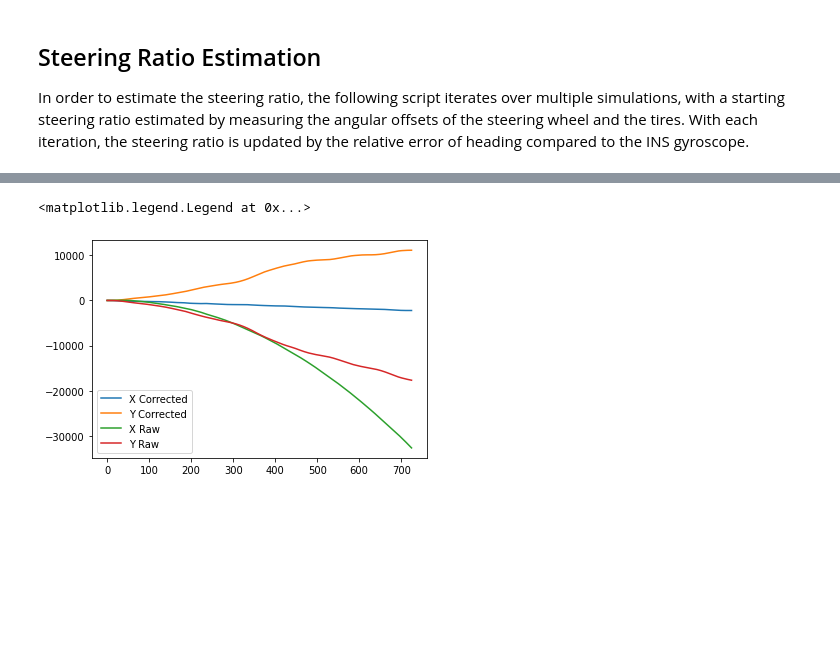
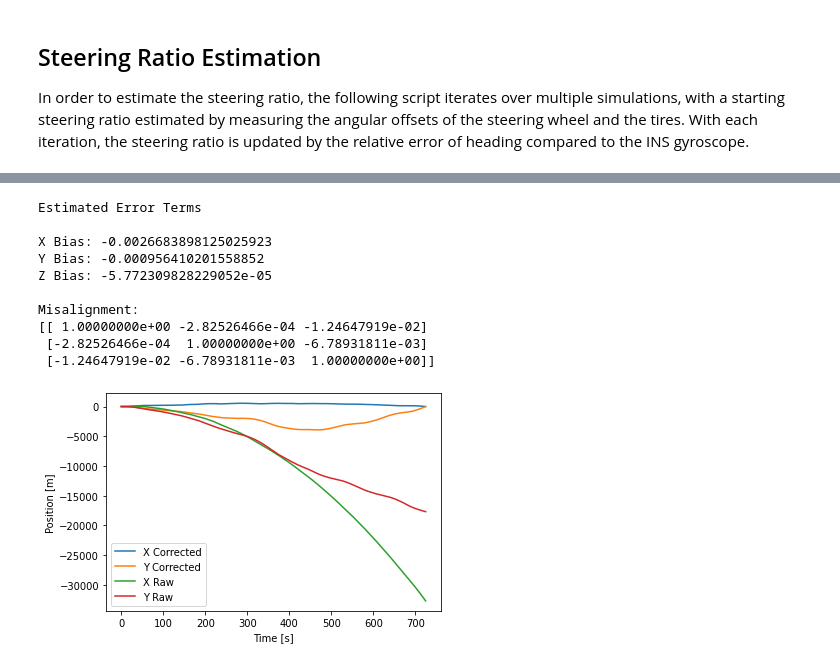
Before and after one commit to amirx96/golfcart-gps-odom-ekf, a Jupyter notebook: Notebooks/GPS & Pacmod Analysis/Least_Squares.ipynb, the cells around one changed output, grey strips where cells are left out. Saved outputs shown, nothing was run; the diff lists cells and outputs as text; code cells hidden in the pictures; blank space fills up the shorter version.

```diff
--- a/Notebooks/GPS & Pacmod Analysis/Least_Squares.ipynb
+++ b/Notebooks/GPS & Pacmod Analysis/Least_Squares.ipynb
@@ -90,4 +127,10 @@ misa = 2.0*(np.matmul(a+g, (a+g).T))/(np.matmul((a+g).T,(a+g)))-np.identity(3)
+# %%
+# Run Least Squares
+x0 = np.array([0, 0, 0, misa[0,1], misa[1,2], misa[0,2]])
+opt = least_squares(residual_func, x0)
 # %%
+# Run simulation with results
+
 x  = 0
 y  = 0
 vx = 0
@@ -105,11 +148,13 @@ pos_y_raw = np.array([])
 t     = np.array([])
 dt = 0.02
 
+misa = np.array([[1, opt.x[3], opt.x[5]],[opt.x[3], 1, opt.x[4]],[opt.x[5], opt.x[4], 1]])
+
 for ii in range(len(imu_data)-1):
 
-    ax = imu_data.iloc[ii,6]
-    ay = imu_data.iloc[ii,7]
-    az = imu_data.iloc[ii,8]
+    ax = imu_data.iloc[ii,6] - opt.x[0]
+    ay = imu_data.iloc[ii,7] - opt.x[1]
+    az = imu_data.iloc[ii,8] - opt.x[2]
     V  = np.array([[ax],[ay],[az]])
     A  = np.matmul(misa, V)
 
@@ -121,18 +166,36 @@ for ii in range(len(imu_data)-1):
     pos_x = np.append(pos_x, x)
     pos_y = np.append(pos_y, y)
 
-    x_raw  += dt**2 / 2 * ax + dt * vx_raw
-    y_raw  += dt**2 / 2 * ay + dt * vy_raw
-    vx_raw += dt * ax
-    vy_raw += dt * ay
+    x_raw  += dt**2 / 2 * imu_data.iloc[ii,6] + dt * vx_raw
+    y_raw  += dt**2 / 2 * imu_data.iloc[ii,7] + dt * vy_raw
+    vx_raw += dt * imu_data.iloc[ii,6]
+    vy_raw += dt * imu_data.iloc[ii,7]
 
     pos_x_raw = np.append(pos_x_raw, x_raw)
     pos_y_raw = np.append(pos_y_raw, y_raw)
 
     t     = np.append(t, imu_data.iloc[ii,2] - 1266945082.0)
 # %%
+print('Estimated Error Terms\n')
+print('X Bias: ' + str(opt.x[0]))
+print('Y Bias: ' + str(opt.x[1]))
+print('Z Bias: ' + str(opt.x[2]))
+print('\nMisalignment:')
+print(misa)
+
 plt.plot(t, pos_x, t, pos_y, t, pos_x_raw, t, pos_y_raw);
-plt.legend(['X Corrected', 'Y Corrected', 'X Raw', 'Y Raw'])
+plt.legend(['X Corrected', 'Y Corrected', 'X Raw', 'Y Raw']);
+plt.xlabel('Time [s]');
+plt.ylabel('Position [m]');
 # %% [output]
-<matplotlib.legend.Legend at 0x...>
+Estimated Error Terms
+
+X Bias: -0.0026683898125025923
+Y Bias: -0.000956410201558852
+Z Bias: -5.772309828229052e-05
+
+Misalignment:
+[[ 1.00000000e+00 -2.82526466e-04 -1.24647919e-02]
+ [-2.82526466e-04  1.00000000e+00 -6.78931811e-03]
+ [-1.24647919e-02 -6.78931811e-03  1.00000000e+00]]
-[figure, old version]
+[figure, new version]
```
Also changed, not shown: parts of 6 cells of this notebook, 1 other file.
